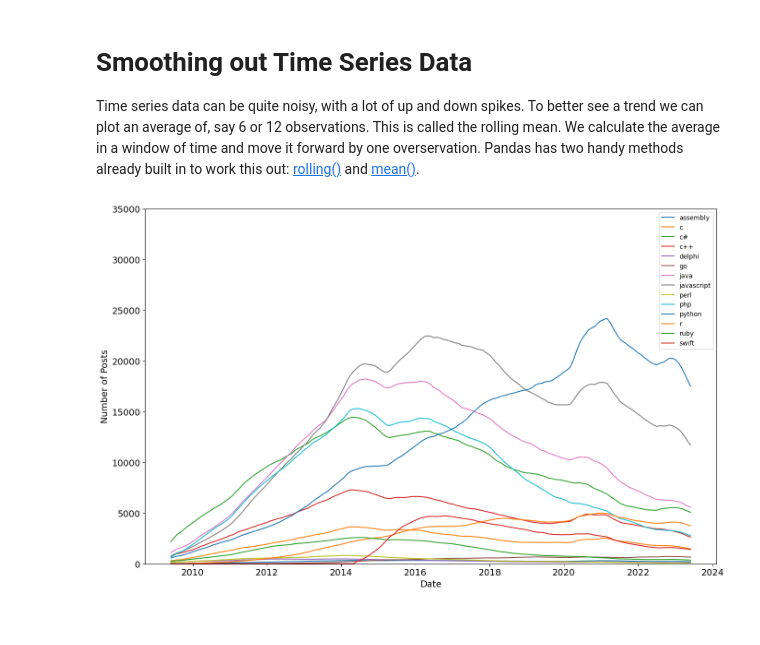
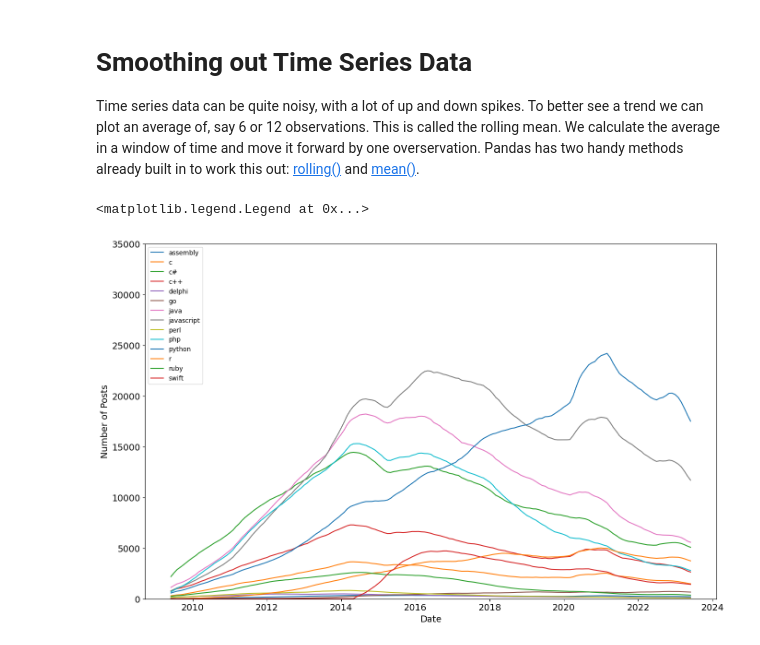
Before and after one commit to Xor01/Most-popular-programming-language, a Jupyter notebook: Programming_Languages.ipynb, the cells around one changed output. Drawn from its saved outputs; the diff is of its cells as text; code cells hidden in the pictures.

Commit message:
update legend location to upper left

```diff
--- a/Programming_Languages.ipynb
+++ b/Programming_Languages.ipynb
@@ -246,12 +246,13 @@ rol_df = pv_df.rolling(window=12).mean()
 # %%
 plt.figure(figsize=(16,10))
 plt.xticks(fontsize=14)
 plt.yticks(fontsize=14)
 plt.xlabel('Date', fontsize=14)
 plt.ylabel('Number of Posts', fontsize=14)
 plt.ylim(0, 35000)
 for col in pv_df.columns:
     plt.plot(rol_df.index, rol_df[col], label=pv_df[col].name)
-leg = plt.legend()
+plt.legend(loc='upper left')
 # %% [output]
+<matplotlib.legend.Legend at 0x...>
-[figure, old version]
+[figure, new version]
```
